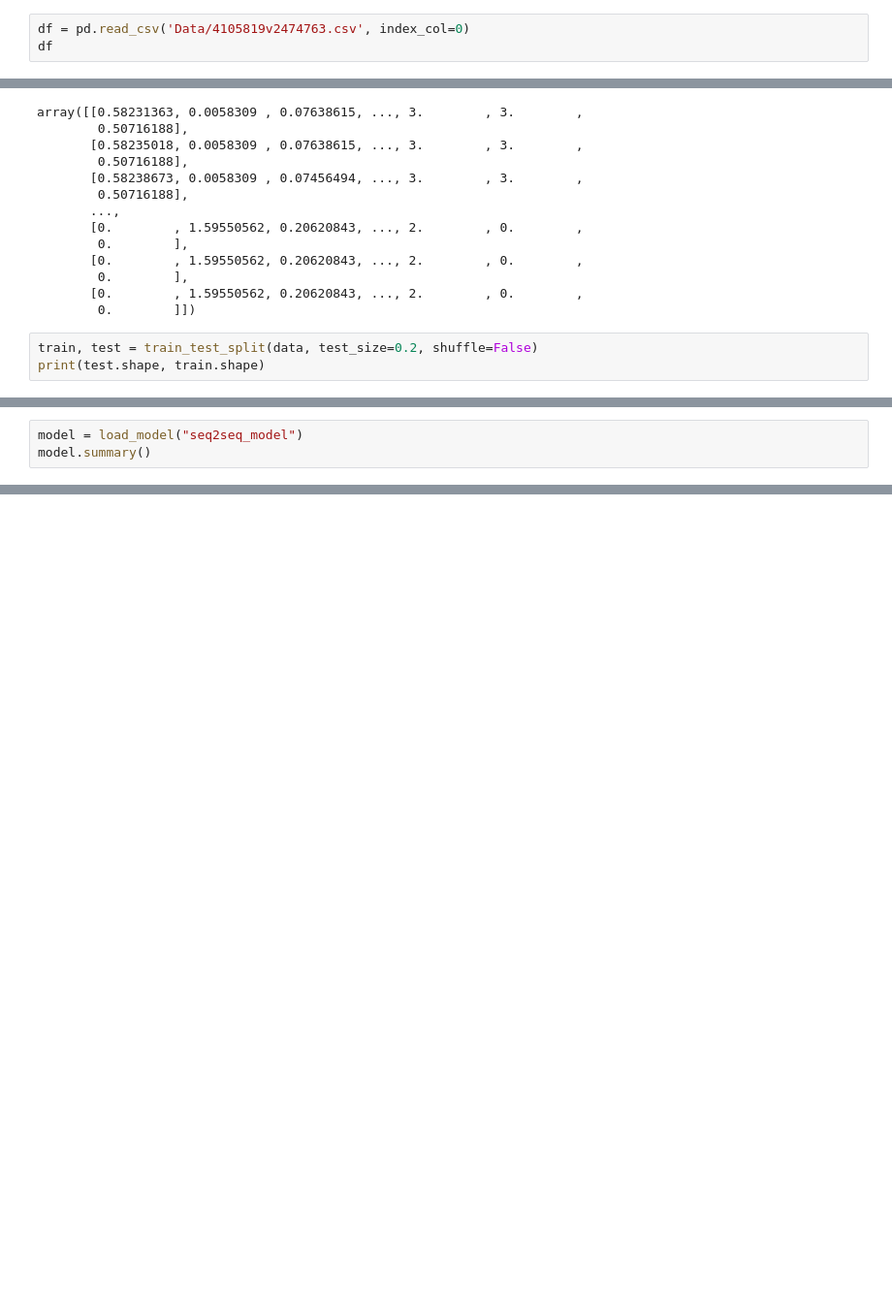
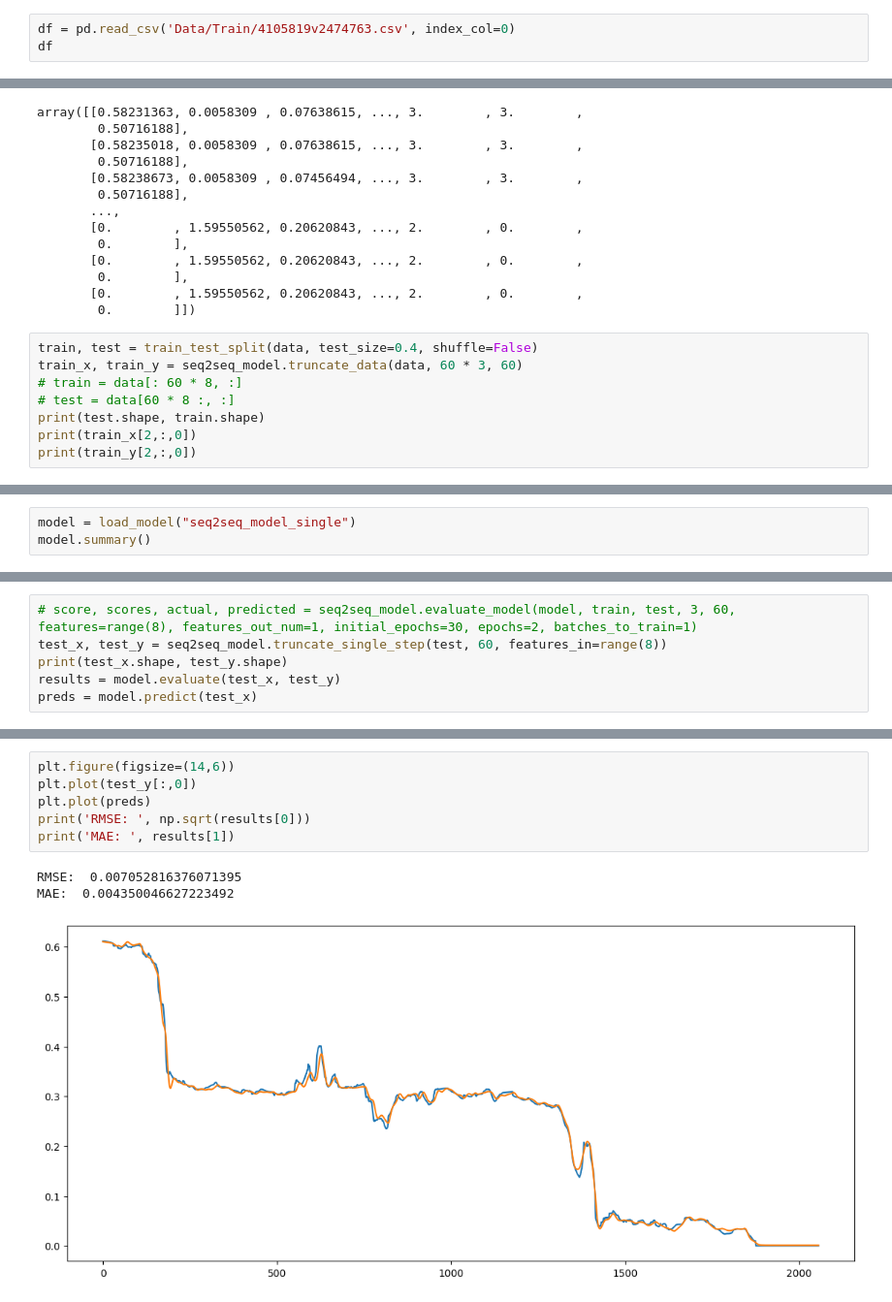
Before and after one commit to dyce135/Algorithmic_Tennis_Betting, a Jupyter notebook: model_benchmark.ipynb, the cells around one changed output, grey strips where cells are left out. Shown: that part at 97% size. Drawn from its saved outputs; the diff is of its cells as text; blank space fills up the shorter version.

```diff
--- a/model_benchmark.ipynb
+++ b/model_benchmark.ipynb
@@ -13,5 +10,5 @@ To enable them in other operations, rebuild TensorFlow with the appropriate comp
 # %%
-df = pd.read_csv('Data/4105819v2474763.csv', index_col=0)
+df = pd.read_csv('Data/Train/4105819v2474763.csv', index_col=0)
 df
 # %% [output]
 |  | lpt odds | r1 spread | r1 pup | r2 spread | r2 pup | r1_sets_to_win | r2_sets_to_win | enhanced_markov |
@@ -45,6 +42,11 @@ array([[0.58231363, 0.0058309 , 0.07638615, ..., 3.        , 3.        ,
        [0.        , 1.59550562, 0.20620843, ..., 2.        , 0.        ,
         0.        ]])
 # %%
-train, test = train_test_split(data, test_size=0.2, shuffle=False)
+train, test = train_test_split(data, test_size=0.4, shuffle=False)
+train_x, train_y = seq2seq_model.truncate_data(data, 60 * 3, 60)
+# train = data[: 60 * 8, :]
+# test = data[60 * 8 :, :]
 print(test.shape, train.shape)
+print(train_x[2,:,0])
+print(train_y[2,:,0])
 # %% [output]
@@ -58,4 +76,4 @@ plt.plot(hist['mse'])
 # %%
-model = load_model("seq2seq_model")
+model = load_model("seq2seq_model_single")
 model.summary()
 # %% [output]
@@ -98,0 +126,6 @@ score, scores, actual, predicted = seq2seq_model.evaluate_model(model, train, te
+# %%
+# score, scores, actual, predicted = seq2seq_model.evaluate_model(model, train, test, 3, 60, features=range(8), features_out_num=1, initial_epochs=30, epochs=2, batches_to_train=1)
+test_x, test_y = seq2seq_model.truncate_single_step(test, 60, features_in=range(8))
+print(test_x.shape, test_y.shape)
+results = model.evaluate(test_x, test_y)
+preds = model.predict(test_x)
@@ -98,0 +160,10 @@ score, scores, actual, predicted = seq2seq_model.evaluate_model(model, train, te
+# %%
+plt.figure(figsize=(14,6))
+plt.plot(test_y[:,0])
+plt.plot(preds)
+print('RMSE: ', np.sqrt(results[0]))
+print('MAE: ', results[1])
+# %% [output]
+RMSE:  0.007052816376071395
+MAE:  0.004350046627223492
+[figure, added]
```
Also changed, not shown: parts of 8 cells of this notebook, 12 other files.
